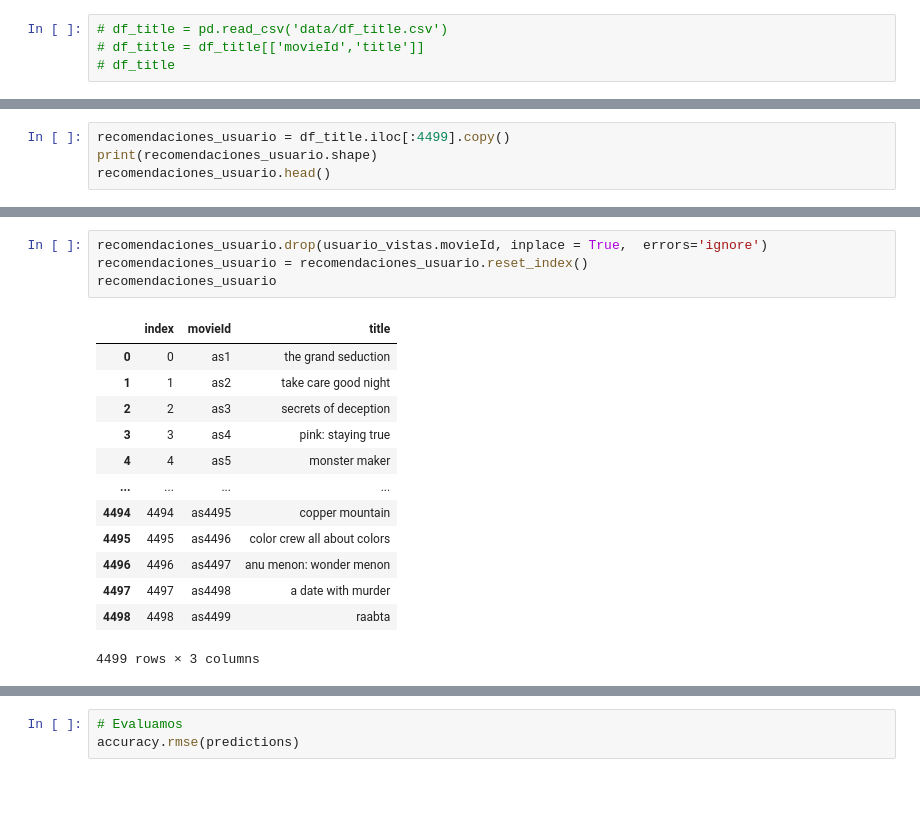
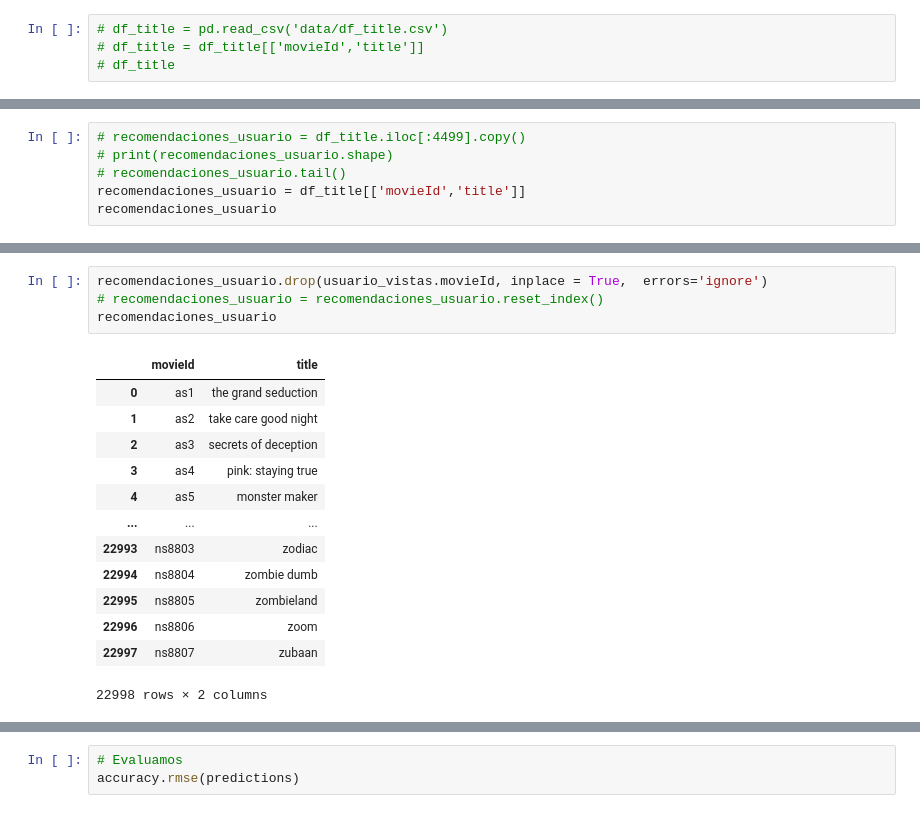
Before and after one commit to LucianoLarrea/PI_ML_OPS, a Jupyter notebook: 4-ML.ipynb, the cells around one changed output, grey strips where cells are left out. Drawn from its saved outputs; the diff is of its cells as text.

```diff
--- a/4-ML.ipynb
+++ b/4-ML.ipynb
@@ -73,5 +59,7 @@ df_title.iloc[:4499].copy()
 # %%
-recomendaciones_usuario = df_title.iloc[:4499].copy()
-print(recomendaciones_usuario.shape)
-recomendaciones_usuario.head()
+# recomendaciones_usuario = df_title.iloc[:4499].copy()
+# print(recomendaciones_usuario.shape)
+# recomendaciones_usuario.tail()
+recomendaciones_usuario = df_title[['movieId','title']]
+recomendaciones_usuario
 # %% [output]
@@ -99,21 +92,21 @@ array(['as9383', 'as1126', 'ns7777', 'hs1378', 'ns4663', 'ns6217',
 # %%
 recomendaciones_usuario.drop(usuario_vistas.movieId, inplace = True,  errors='ignore')
-recomendaciones_usuario = recomendaciones_usuario.reset_index()
+# recomendaciones_usuario = recomendaciones_usuario.reset_index()
 recomendaciones_usuario
 # %% [output]
-|  | index | movieId | title |
-| 0 | 0 | as1 | the grand seduction |
-| 1 | 1 | as2 | take care good night |
-| 2 | 2 | as3 | secrets of deception |
-| 3 | 3 | as4 | pink: staying true |
-| 4 | 4 | as5 | monster maker |
-| ... | ... | ... | ... |
-| 4494 | 4494 | as4495 | copper mountain |
-| 4495 | 4495 | as4496 | color crew all about colors |
-| 4496 | 4496 | as4497 | anu menon: wonder menon |
-| 4497 | 4497 | as4498 | a date with murder |
-| 4498 | 4498 | as4499 | raabta |
+|  | movieId | title |
+| 0 | as1 | the grand seduction |
+| 1 | as2 | take care good night |
+| 2 | as3 | secrets of deception |
+| 3 | as4 | pink: staying true |
+| 4 | as5 | monster maker |
+| ... | ... | ... |
+| 22993 | ns8803 | zodiac |
+| 22994 | ns8804 | zombie dumb |
+| 22995 | ns8805 | zombieland |
+| 22996 | ns8806 | zoom |
+| 22997 | ns8807 | zubaan |
-4499 rows × 3 columns
+22998 rows × 2 columns
 # %%
 # Recomendamos
 recomendaciones_usuario['Estimate_Score'] = recomendaciones_usuario['movieId'].apply(lambda x: model.predict(usuario, x).est)
```
Also changed, not shown: parts of 7 cells of this notebook, 14 other files.
